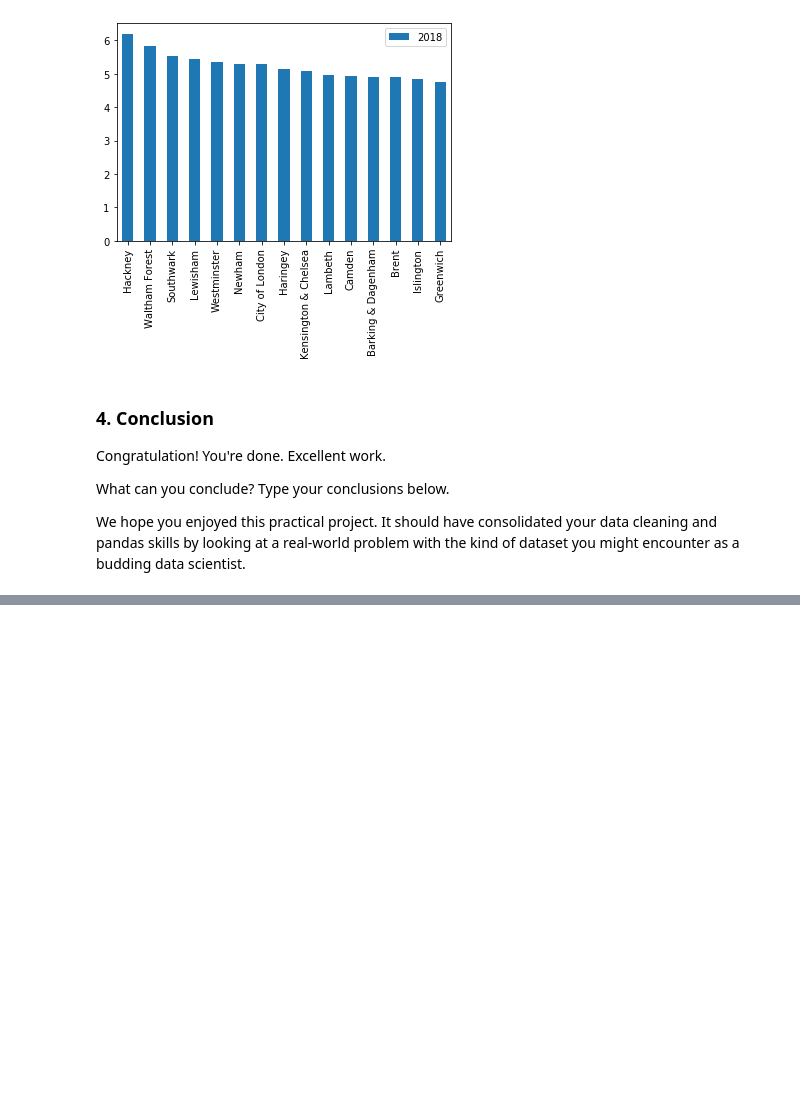
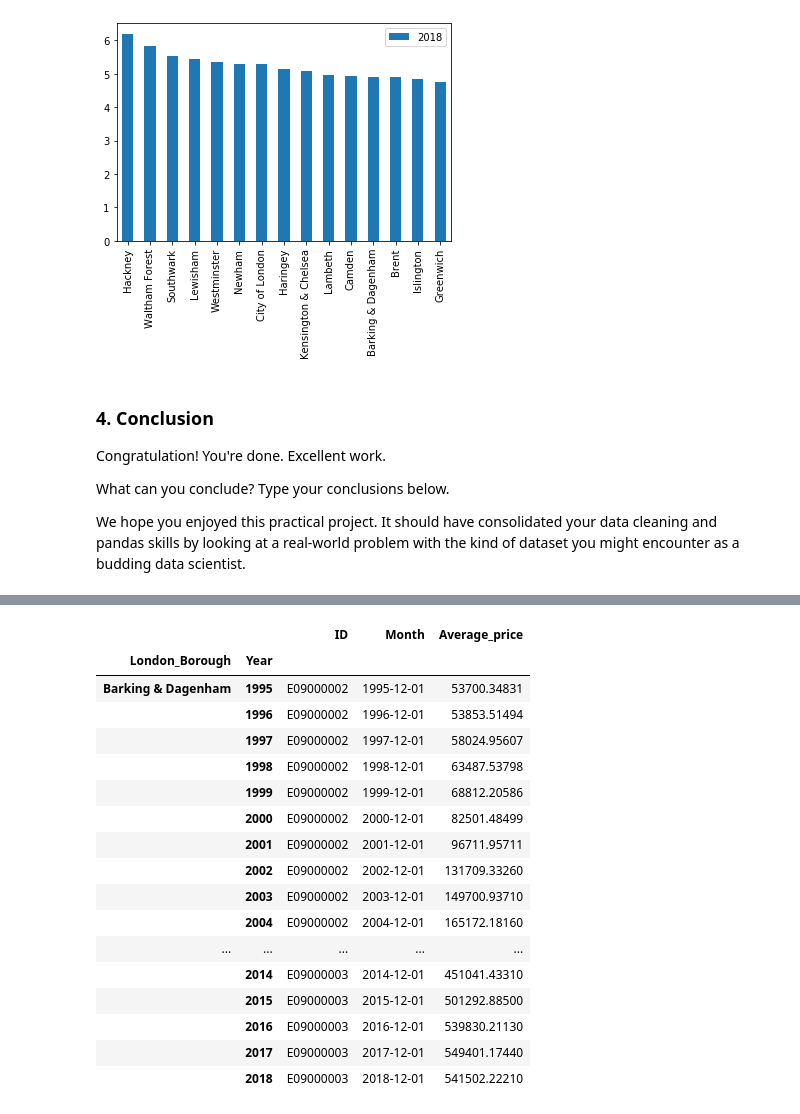
Before and after one commit to Nihita-Ujjual/Unit4, a Jupyter notebook: Unit 4 Challenge - Tier 1.ipynb, the cells around one changed output, grey strips where cells are left out. Drawn from its saved outputs; the diff is of its cells as text; code cells hidden in the pictures; blank space fills up the shorter version.

```diff
--- a/Unit 4 Challenge - Tier 1.ipynb
+++ b/Unit 4 Challenge - Tier 1.ipynb
@@ -882,0 +902,23 @@ We hope you enjoyed this practical project. It should have consolidated your dat
+# %%
+dfg3 = df.groupby(by=['London_Borough', 'Year']).max()
+# %%
+dfg3.head(50)
+# %% [output]
+|  |  | ID | Month | Average_price |
+| London_Borough | Year |  |  |  |
+| Barking & Dagenham | 1995 | E09000002 | 1995-12-01 | 53700.34831 |
+|  | 1996 | E09000002 | 1996-12-01 | 53853.51494 |
+|  | 1997 | E09000002 | 1997-12-01 | 58024.95607 |
+|  | 1998 | E09000002 | 1998-12-01 | 63487.53798 |
+|  | 1999 | E09000002 | 1999-12-01 | 68812.20586 |
+|  | 2000 | E09000002 | 2000-12-01 | 82501.48499 |
+|  | 2001 | E09000002 | 2001-12-01 | 96711.95711 |
+|  | 2002 | E09000002 | 2002-12-01 | 131709.33260 |
+|  | 2003 | E09000002 | 2003-12-01 | 149700.93710 |
+|  | 2004 | E09000002 | 2004-12-01 | 165172.18160 |
+| ... | ... | ... | ... | ... |
+|  | 2014 | E09000003 | 2014-12-01 | 451041.43310 |
+|  | 2015 | E09000003 | 2015-12-01 | 501292.88500 |
+|  | 2016 | E09000003 | 2016-12-01 | 539830.21130 |
+|  | 2017 | E09000003 | 2017-12-01 | 549401.17440 |
+|  | 2018 | E09000003 | 2018-12-01 | 541502.22210 |
```
Also changed, not shown: parts of 3 cells of this notebook.
